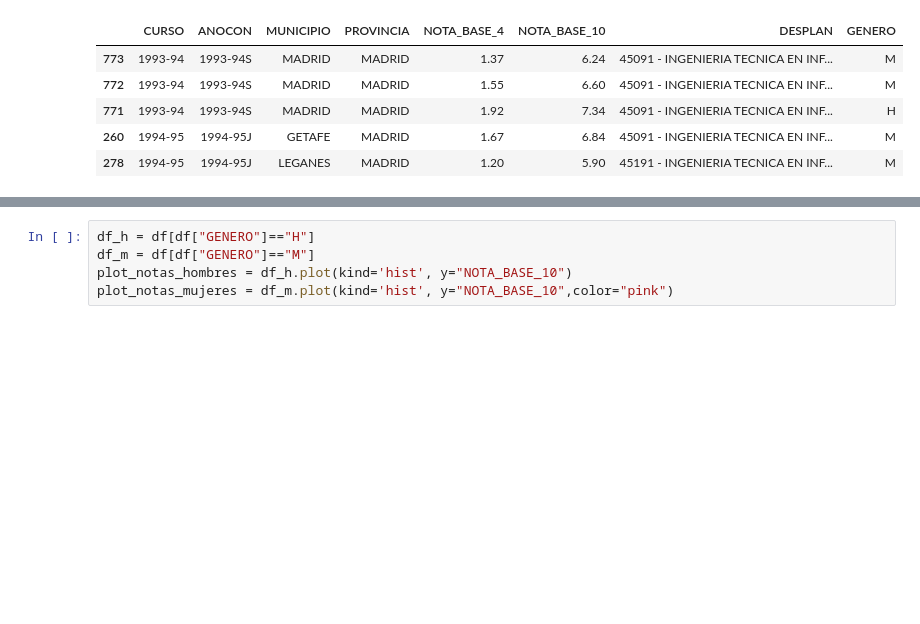
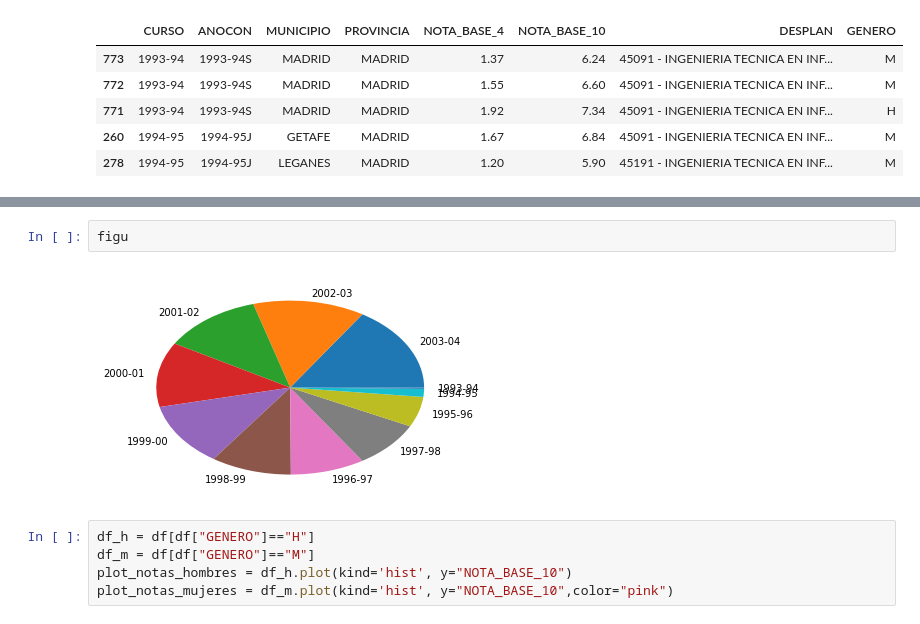
Before and after one commit to jorses/tfg, a Jupyter notebook: notebooks/test_notas.ipynb, the cells around one changed output, grey strips where cells are left out. Saved outputs shown, nothing was run; the diff lists cells and outputs as text; blank space fills up the shorter version.

```diff
--- a/notebooks/test_notas.ipynb
+++ b/notebooks/test_notas.ipynb
@@ -72,3 +108,7 @@ H
+# %%
+figu
+# %% [output]
+[figure, added]
 # %%
 df_h = df[df["GENERO"]=="H"]
 df_m = df[df["GENERO"]=="M"]
```
Also changed, not shown: parts of 4 cells of this notebook.
